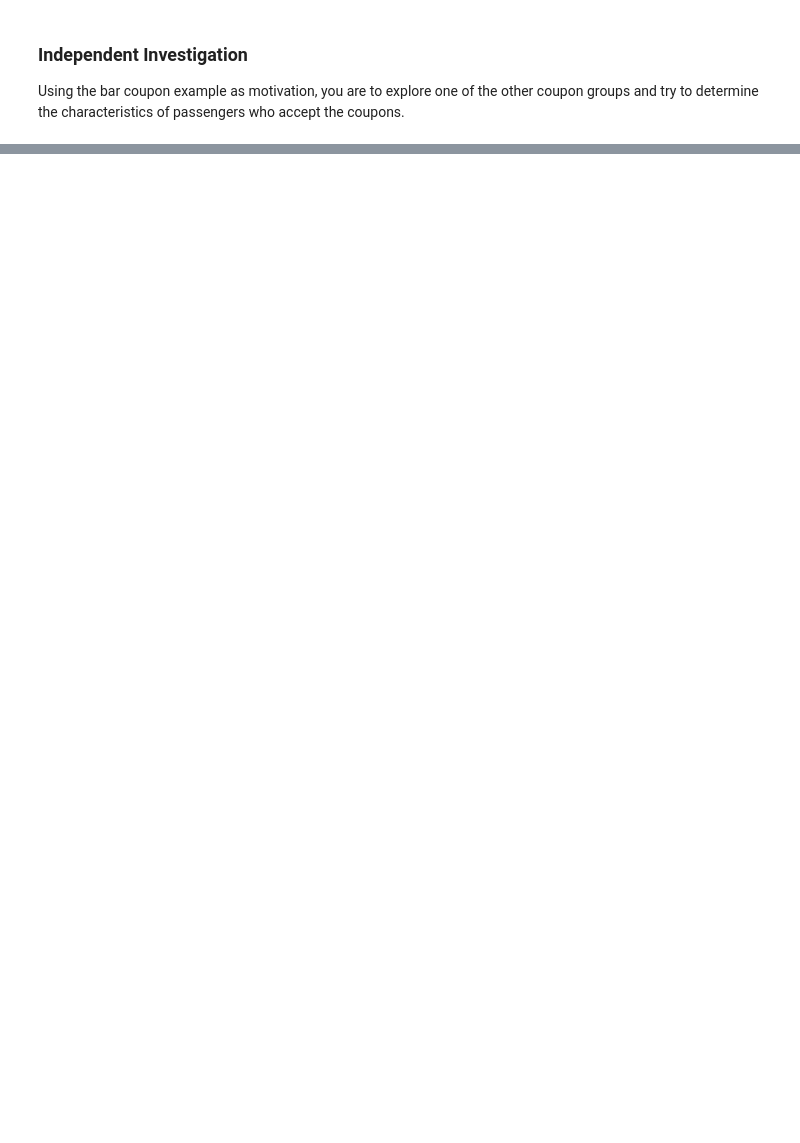
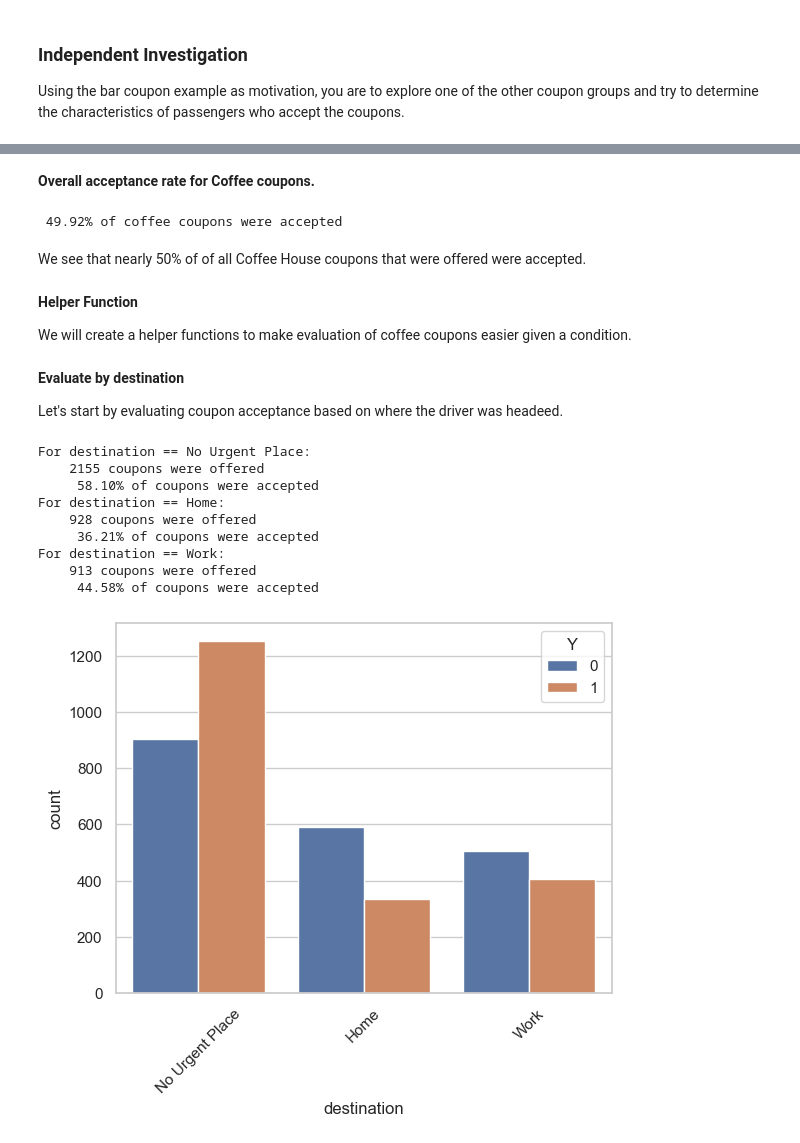
Before and after one commit to siraj-ahmed-cal/practical-application-1, a Jupyter notebook: prompt.ipynb, the cells around one changed output, grey strips where cells are left out. Saved outputs shown, nothing was run; the diff lists cells and outputs as text; code cells hidden in the pictures; blank space fills up the shorter version.

```diff
--- a/prompt.ipynb
+++ b/prompt.ipynb
@@ -321,7 +328,7 @@ print_acceptance(~condition, 'other drivers')
 - go to cheap restaurants more than 4 times a month and income is less than 50K.
 # %%
 # drivers who are not widowed
-notWidowed = bar_coupons['maritalStatus'] != 'Widowed'
+not_widowed = bar_coupons['maritalStatus'] != 'Widowed'
 
 # drivers under the age of 30
 under_30 = (bar_coupons['age'] < "30") | (bar_coupons['age'] == 'below21')
@@ -333,7 +340,7 @@ cheap_restaurants_often = bar_coupons['RestaurantLessThan20'].isin(['4~8', 'gt8'
 income_under_50k = bar_coupons['income'].isin(['Less than $12500', '$12500 - $24999', '$25000 - $37499', '$37500 - $49999'])
 
 # first condition
-first_condition = bar_more_than_once & non_kid_passengers & notWidowed
+first_condition = bar_more_than_once & non_kid_passengers & not_widowed
 
 # second condition
 second_condition = bar_more_than_once & under_30
@@ -344,10 +351,10 @@ third_condition = cheap_restaurants_often & income_under_50k
 # combined condition
 condition = first_condition | second_condition | third_condition
 
-print_acceptance(first_condition, 'drivers who go to bars more than once a month, had passengers that were not a kid, and were not widowed')
-print_acceptance(second_condition, 'drivers who go to bars more than once a month and are under the age of 30')
-print_acceptance(third_condition, 'drivers who go to cheap restaurants more than 4 times a month and income is less than 50K')
+print_bar_coupon_acceptance(first_condition, 'drivers who go to bars more than once a month, had passengers that were not a kid, and were not widowed')
+print_bar_coupon_acceptance(second_condition, 'drivers who go to bars more than once a month and are under the age of 30')
+print_bar_coupon_acceptance(third_condition, 'drivers who go to cheap restaurants more than 4 times a month and income is less than 50K')
 print()
-print_acceptance(condition, 'drivers who met one of the three classes')
-print_acceptance(~condition, 'other drivers')
+print_bar_coupon_acceptance(condition, 'drivers who met one of the three classes')
+print_bar_coupon_acceptance(~condition, 'other drivers')
 # %% [output]
@@ -369,0 +383,3 @@ Using the bar coupon example as motivation, you are to explore one of the other
+# %%
+coffee_coupons = data[data['coupon'] == 'Coffee House']
+coffee_coupons
@@ -369,0 +400,45 @@ Using the bar coupon example as motivation, you are to explore one of the other
+# %% [markdown]
+**Overall acceptance rate for Coffee coupons.**
+# %%
+print(f'{acceptance_rate(coffee_coupons)} of coffee coupons were accepted')
+# %% [output]
+ 49.92% of coffee coupons were accepted
+# %% [markdown]
+We see that nearly 50% of of all Coffee House coupons that were offered were accepted.
+# %% [markdown]
+**Helper Function**
+
+We will create a helper functions to make evaluation of coffee coupons easier given a condition.
+# %%
+# Helper function evaluate coupon acceptance for `coffee_coupons` drivers matching the given condition
+def print_cc_acceptance(df, condition, description):
+    filtered = df[condition]
+    print(f'For {description}:')
+    print(f'    {filtered.shape[0]} coupons were offered')
+    print(f'    {acceptance_rate(filtered)} of coupons were accepted')
+
+# Helper function evaluate coupon acceptance for `coffee_coupons` drivers matching the given condition
+def evaluate_cc_acceptance(df, field):
+    categories = df[field].unique()
+    for category in categories:
+        print_cc_acceptance(df, df[field] == category, f'{field} == {category}')
+    sns.set_theme(style="whitegrid")
+    sns.countplot(data=df, x=field, hue='Y')
+    plt.xticks(rotation=45)
+# %% [markdown]
+**Evaluate by destination**
+
+Let's start by evaluating coupon acceptance based on where the driver was headeed.
+# %%
+evaluate_cc_acceptance(coffee_coupons, 'destination')
+# %% [output]
+For destination == No Urgent Place:
+    2155 coupons were offered
+     58.10% of coupons were accepted
+For destination == Home:
+    928 coupons were offered
+     36.21% of coupons were accepted
+For destination == Work:
+    913 coupons were offered
+     44.58% of coupons were accepted
+[figure, added]
```
Also changed, not shown: parts of 39 cells of this notebook.
